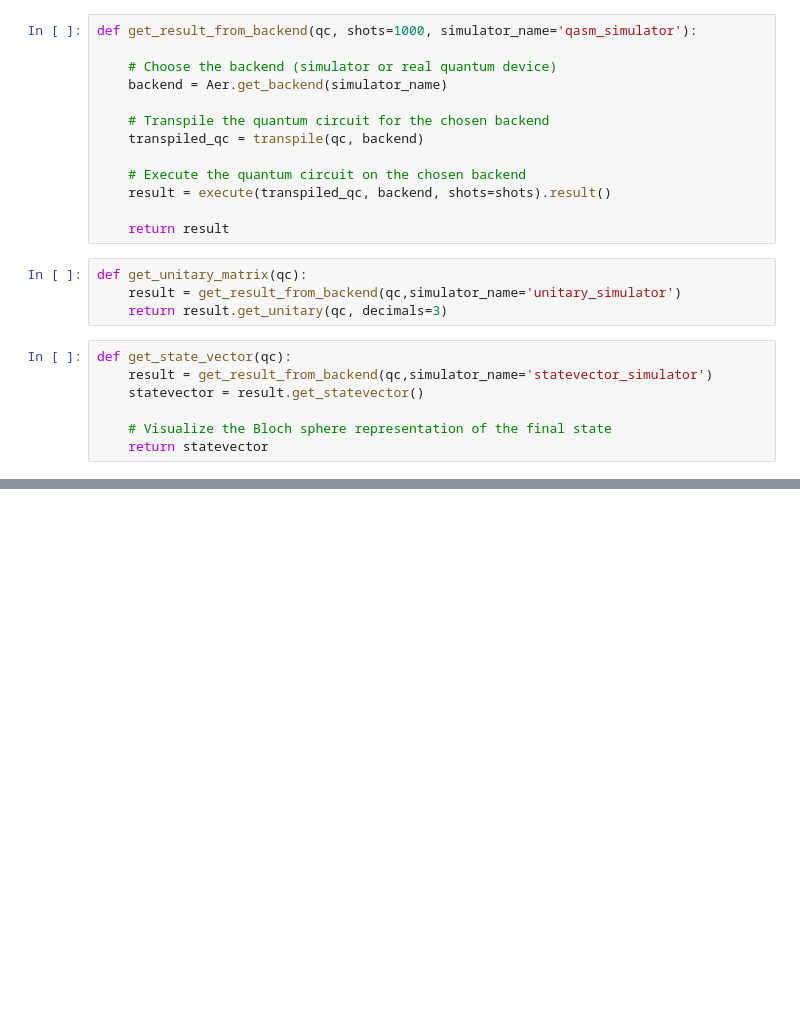
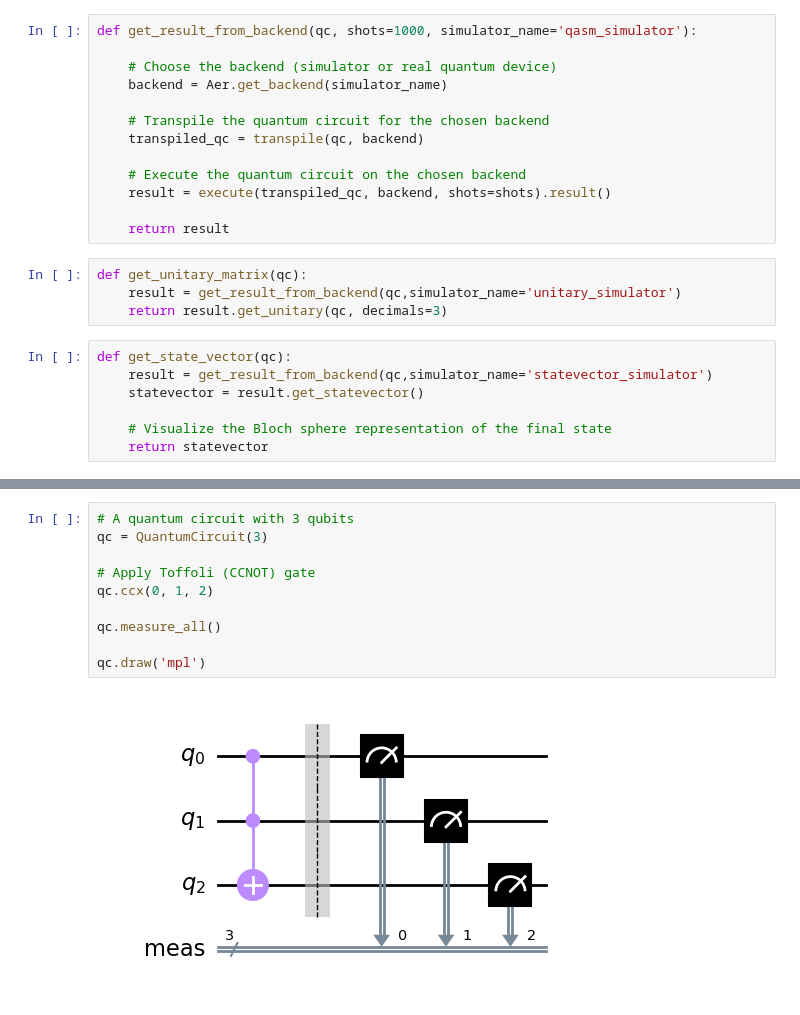
Before and after one commit to chottoamii/QLearn-Assets, a Jupyter notebook: codes/Quantum Gates/toffoli_ccnot_gate.ipynb, the cells around one changed output, grey strips where cells are left out. Cells and saved outputs as stored; diff of their text form; blank space fills up the shorter version.

```diff
--- a/codes/Quantum Gates/toffoli_ccnot_gate.ipynb
+++ b/codes/Quantum Gates/toffoli_ccnot_gate.ipynb
@@ -27,0 +39,12 @@ def get_state_vector(qc):
+# %%
+# A quantum circuit with 3 qubits
+qc = QuantumCircuit(3)
+
+# Apply Toffoli (CCNOT) gate
+qc.ccx(0, 1, 2)
+
+qc.measure_all()
+
+qc.draw('mpl')
+# %% [output]
+[figure, added]
```
Also changed, not shown: parts of 34 cells of this notebook, 1 other file.
